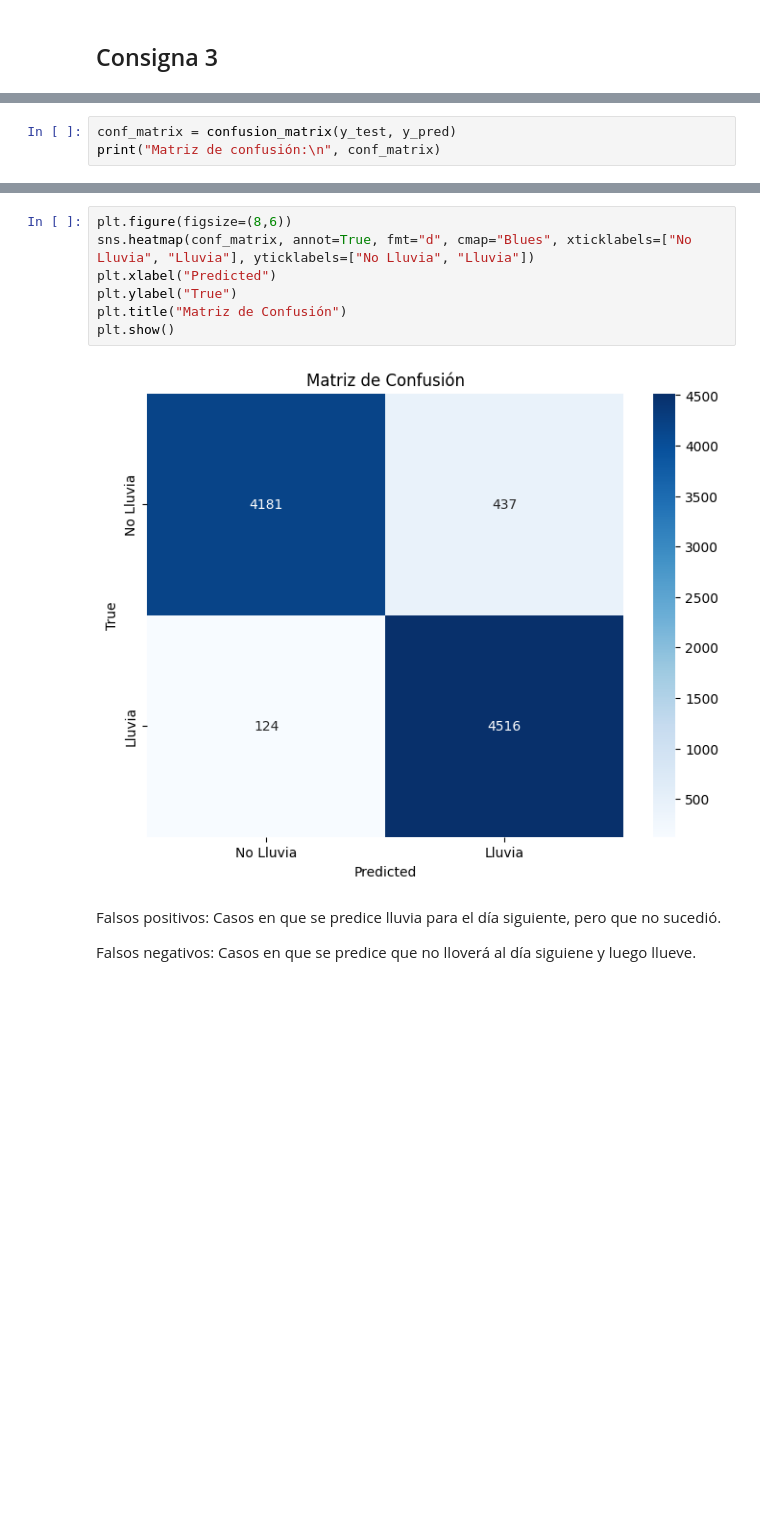
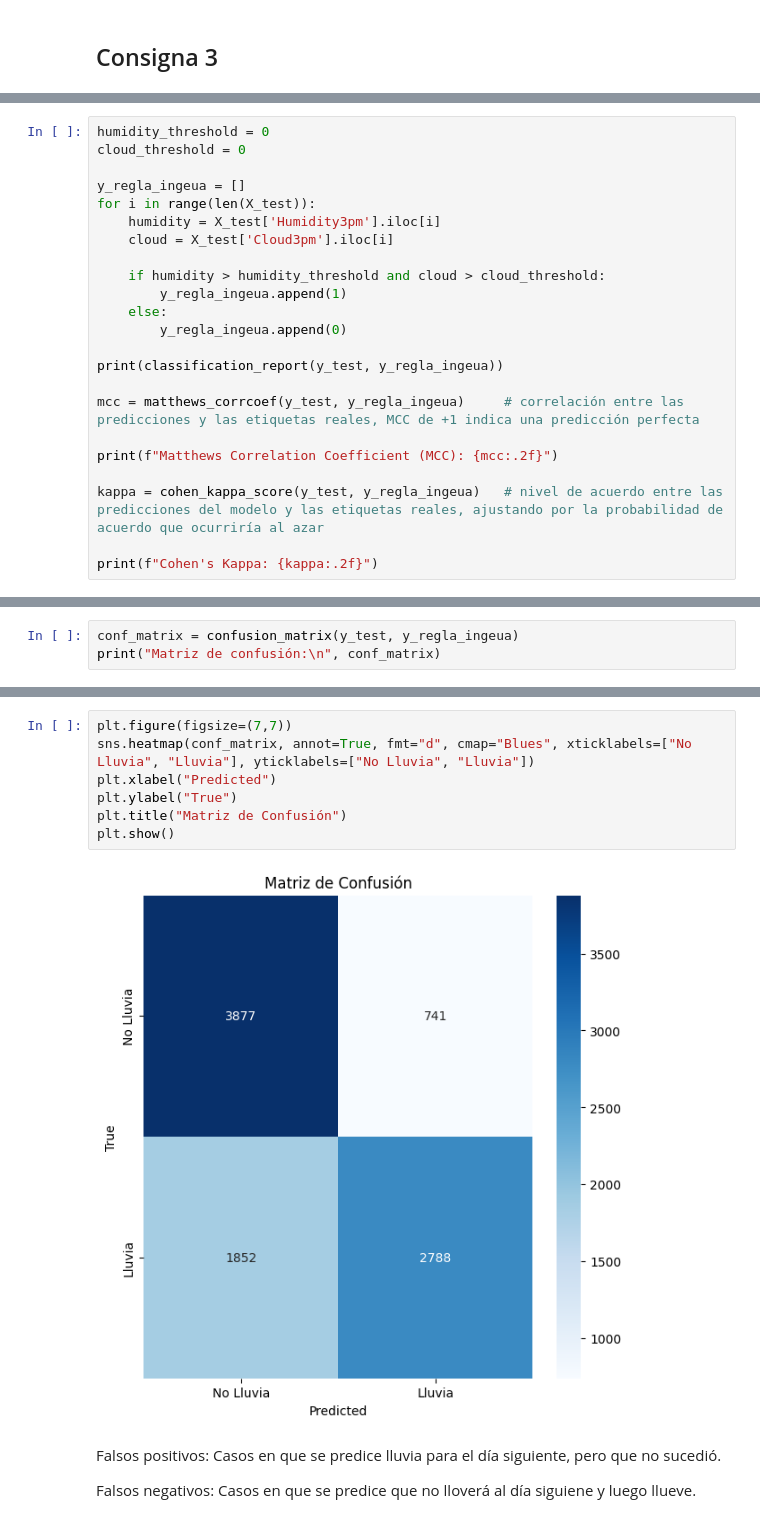
Before and after one commit to iairborgo/AA1-TUIA-Borgo-Nardi-Nardi, a Jupyter notebook: TP-clasificacion-AA1.ipynb, the cells around one changed output, grey strips where cells are left out. Drawn from its saved outputs; the diff is of its cells as text; blank space fills up the shorter version.

```diff
--- a/TP-clasificacion-AA1.ipynb
+++ b/TP-clasificacion-AA1.ipynb
@@ -534,0 +529,23 @@ weighted avg       0.94      0.94      0.94      9258
+# %%
+humidity_threshold = 0
+cloud_threshold = 0
+
+y_regla_ingeua = []
+for i in range(len(X_test)):
+    humidity = X_test['Humidity3pm'].iloc[i]
+    cloud = X_test['Cloud3pm'].iloc[i]
+
+    if humidity > humidity_threshold and cloud > cloud_threshold:
+        y_regla_ingeua.append(1)
+    else:
+        y_regla_ingeua.append(0)
+
+print(classification_report(y_test, y_regla_ingeua))
+
+mcc = matthews_corrcoef(y_test, y_regla_ingeua)     # correlación entre las predicciones y las etiquetas reales, MCC de +1 indica una predicción perfecta
+
+print(f"Matthews Correlation Coefficient (MCC): {mcc:.2f}")
+
+kappa = cohen_kappa_score(y_test, y_regla_ingeua)   # nivel de acuerdo entre las predicciones del modelo y las etiquetas reales, ajustando por la probabilidad de acuerdo que ocurriría al azar
+
+print(f"Cohen's Kappa: {kappa:.2f}")
@@ -535,5 +564,5 @@ weighted avg       0.94      0.94      0.94      9258
 # %%
-conf_matrix = confusion_matrix(y_test, y_pred)
+conf_matrix = confusion_matrix(y_test, y_regla_ingeua)
 print("Matriz de confusión:\n", conf_matrix)
 # %% [output]
 Matriz de confusión:
@@ -542,12 +571,12 @@ Matriz de confusión:
 # %%
-plt.figure(figsize=(8,6))
+plt.figure(figsize=(7,7))
 sns.heatmap(conf_matrix, annot=True, fmt="d", cmap="Blues", xticklabels=["No Lluvia", "Lluvia"], yticklabels=["No Lluvia", "Lluvia"])
 plt.xlabel("Predicted")
 plt.ylabel("True")
 plt.title("Matriz de Confusión")
 plt.show()
 # %% [output]
-[figure, old version]
+[figure, new version]
 # %% [markdown]
 Falsos positivos: Casos en que se predice lluvia para el día siguiente, pero que no sucedió.
 
```
Also changed, not shown: parts of 28 cells of this notebook.
